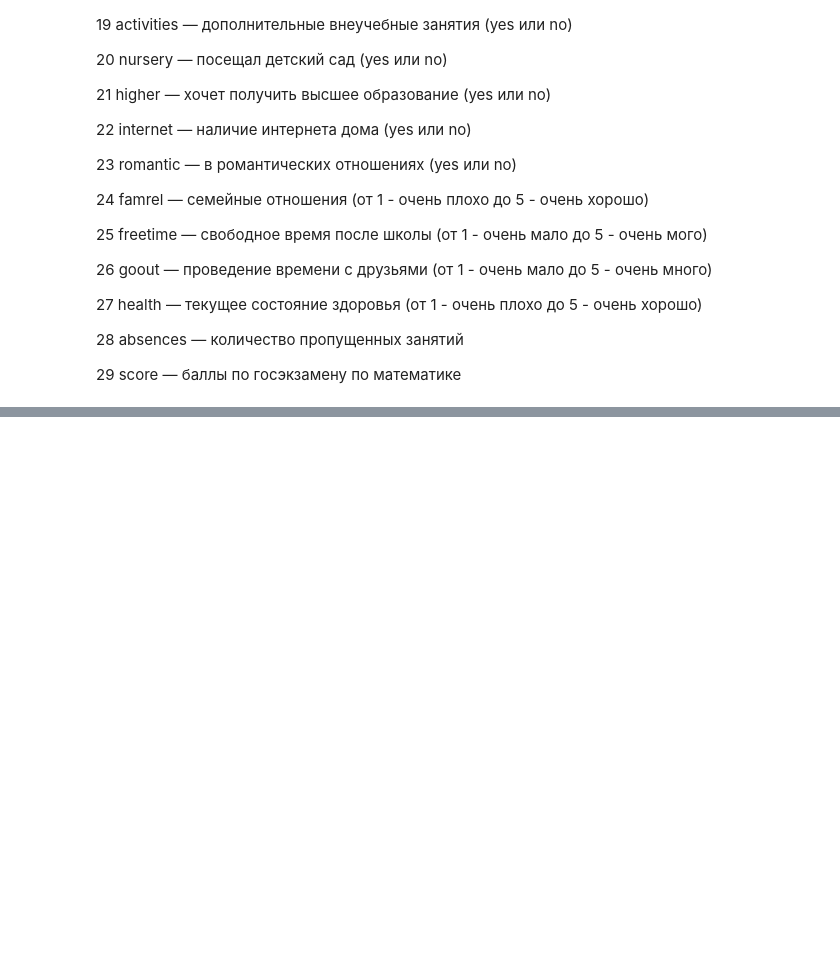
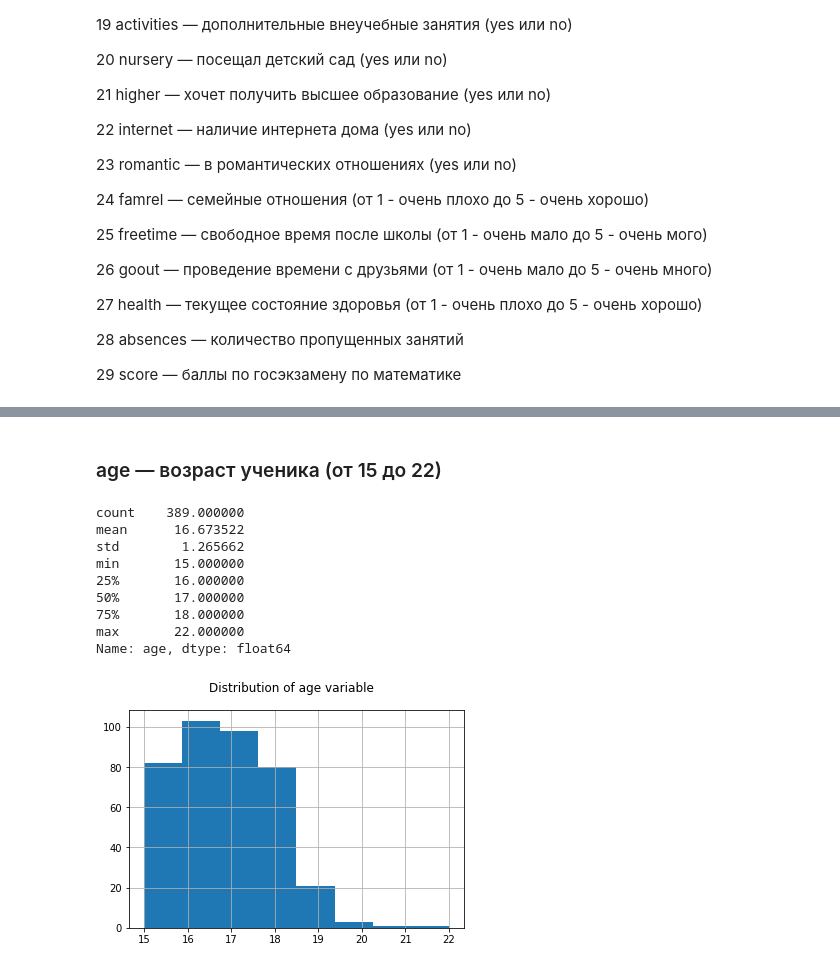
Before and after one commit to zhilenkomariya/skillfactory_rds, a Jupyter notebook: module_3/2. Разведывательный анализ данных (EDA). 2 часть (Математика).ipynb, the cells around one changed output, grey strips where cells are left out. Saved outputs shown, nothing was run; the diff lists cells and outputs as text; code cells hidden in the pictures; blank space fills up the shorter version.

```diff
--- a/module_3/2. Разведывательный анализ данных (EDA). 2 часть (Математика).ipynb
+++ b/module_3/2. Разведывательный анализ данных (EDA). 2 часть (Математика).ipynb
@@ -79,0 +229,17 @@
+# %% [markdown]
+### age — возраст ученика (от 15 до 22)
+# %%
+math.age.hist(bins=8)
+plt.suptitle('Distribution of age variable')
+math.age.describe()
+# %% [output]
+count    389.000000
+mean      16.673522
+std        1.265662
+min       15.000000
+25%       16.000000
+50%       17.000000
+75%       18.000000
+max       22.000000
+Name: age, dtype: float64
+[figure, added]
```
Also changed, not shown: parts of 195 cells of this notebook, 1 other file.
